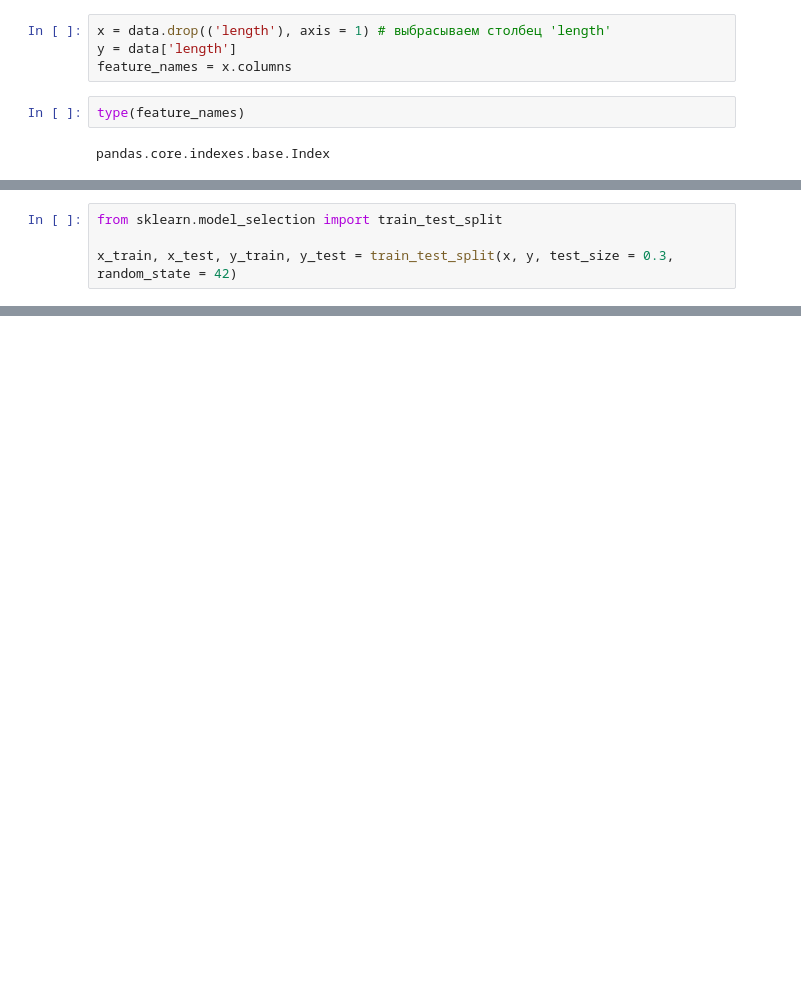
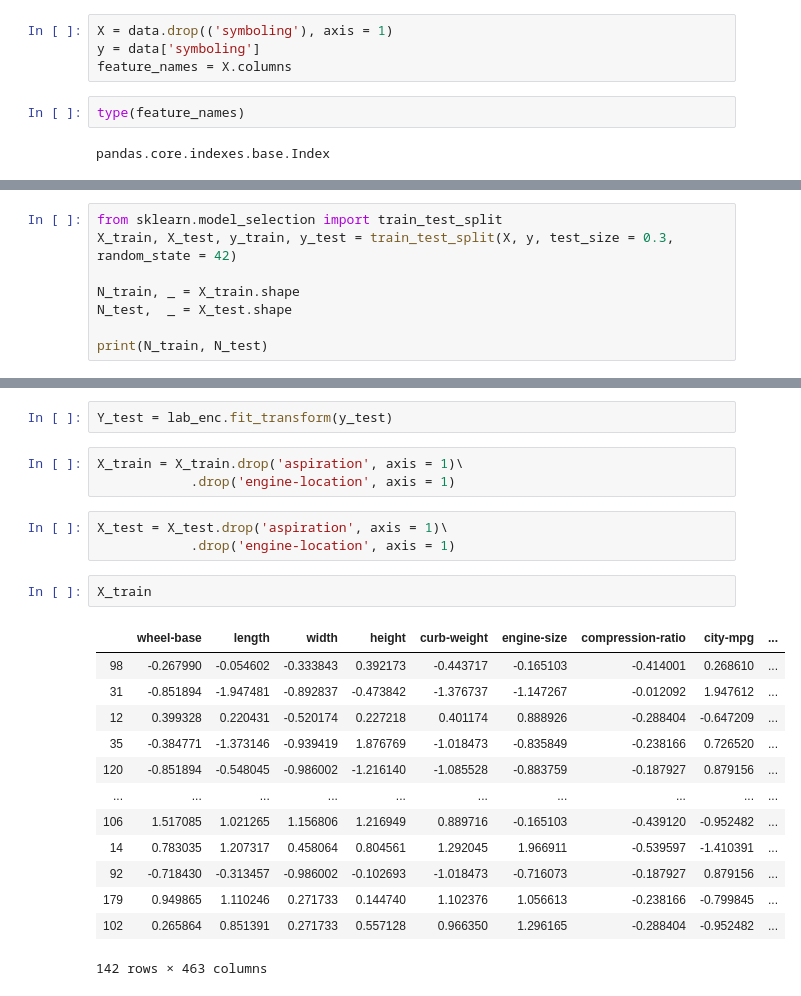
Before and after one commit to Antonii30/ML, a Jupyter notebook: lab1.ipynb, the cells around one changed output, grey strips where cells are left out. Saved outputs shown, nothing was run; the diff lists cells and outputs as text; blank space fills up the shorter version.

```diff
--- a/lab1.ipynb
+++ b/lab1.ipynb
@@ -380,7 +430,7 @@ data.describe()
 # %%
-x = data.drop(('length'), axis = 1) # выбрасываем столбец 'length'
-y = data['length']
-feature_names = x.columns
+X = data.drop(('symboling'), axis = 1)
+y = data['symboling']
+feature_names = X.columns
 # %%
 type(feature_names)
 # %% [output]
@@ -406,4 +462,8 @@ y.shape
 # %%
 from sklearn.model_selection import train_test_split
+X_train, X_test, y_train, y_test = train_test_split(X, y, test_size = 0.3, random_state = 42)
 
-x_train, x_test, y_train, y_test = train_test_split(x, y, test_size = 0.3, random_state = 42)
+N_train, _ = X_train.shape
+N_test,  _ = X_test.shape
+
+print(N_train, N_test)
@@ -419,0 +497,24 @@ KNN
+# %%
+Y_test = lab_enc.fit_transform(y_test)
+# %%
+X_train = X_train.drop('aspiration', axis = 1)\
+            .drop('engine-location', axis = 1)
+# %%
+X_test = X_test.drop('aspiration', axis = 1)\
+            .drop('engine-location', axis = 1)
+# %%
+X_train
+# %% [output]
+|  | wheel-base | length | width | height | curb-weight | engine-size | compression-ratio | city-mpg | ... |
+| 98 | -0.267990 | -0.054602 | -0.333843 | 0.392173 | -0.443717 | -0.165103 | -0.414001 | 0.268610 | ... |
+| 31 | -0.851894 | -1.947481 | -0.892837 | -0.473842 | -1.376737 | -1.147267 | -0.012092 | 1.947612 | ... |
+| 12 | 0.399328 | 0.220431 | -0.520174 | 0.227218 | 0.401174 | 0.888926 | -0.288404 | -0.647209 | ... |
+| 35 | -0.384771 | -1.373146 | -0.939419 | 1.876769 | -1.018473 | -0.835849 | -0.238166 | 0.726520 | ... |
+| 120 | -0.851894 | -0.548045 | -0.986002 | -1.216140 | -1.085528 | -0.883759 | -0.187927 | 0.879156 | ... |
+| ... | ... | ... | ... | ... | ... | ... | ... | ... | ... |
+| 106 | 1.517085 | 1.021265 | 1.156806 | 1.216949 | 0.889716 | -0.165103 | -0.439120 | -0.952482 | ... |
+| 14 | 0.783035 | 1.207317 | 0.458064 | 0.804561 | 1.292045 | 1.966911 | -0.539597 | -1.410391 | ... |
+| 92 | -0.718430 | -0.313457 | -0.986002 | -0.102693 | -1.018473 | -0.716073 | -0.187927 | 0.879156 | ... |
+| 179 | 0.949865 | 1.110246 | 0.271733 | 0.144740 | 1.102376 | 1.056613 | -0.238166 | -0.799845 | ... |
+| 102 | 0.265864 | 0.851391 | 0.271733 | 0.557128 | 0.966350 | 1.296165 | -0.288404 | -0.952482 | ... |
+142 rows × 463 columns
```
Also changed, not shown: parts of 41 cells of this notebook.
